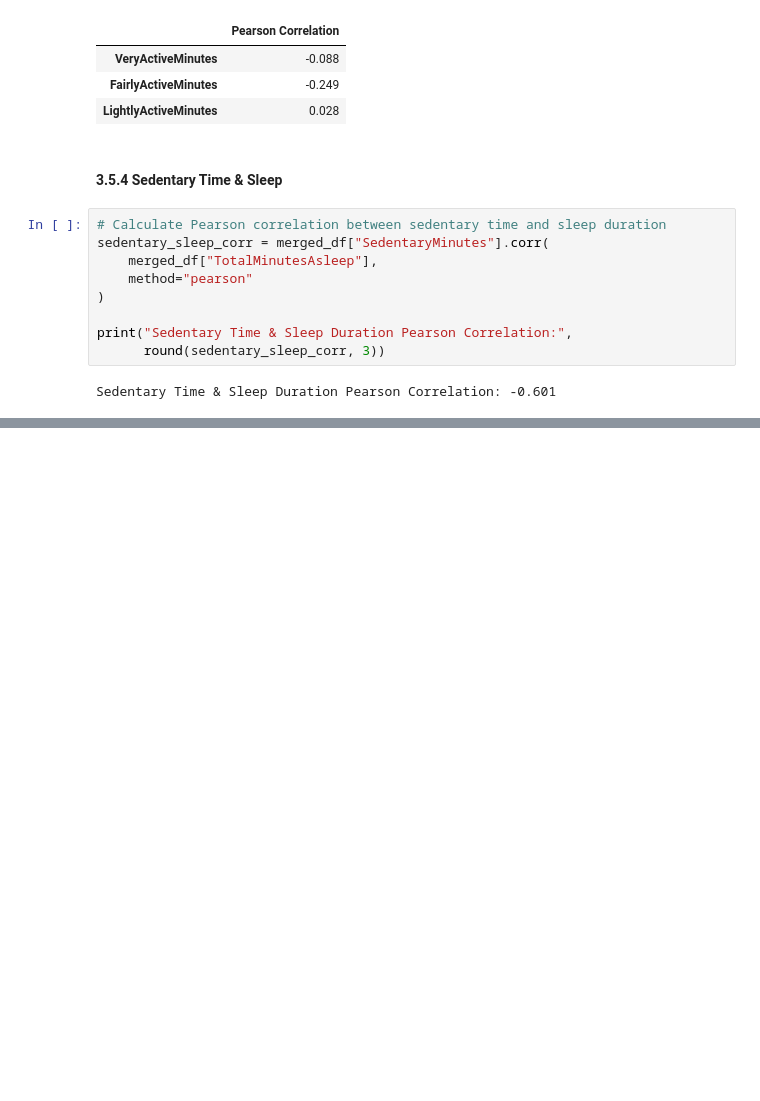
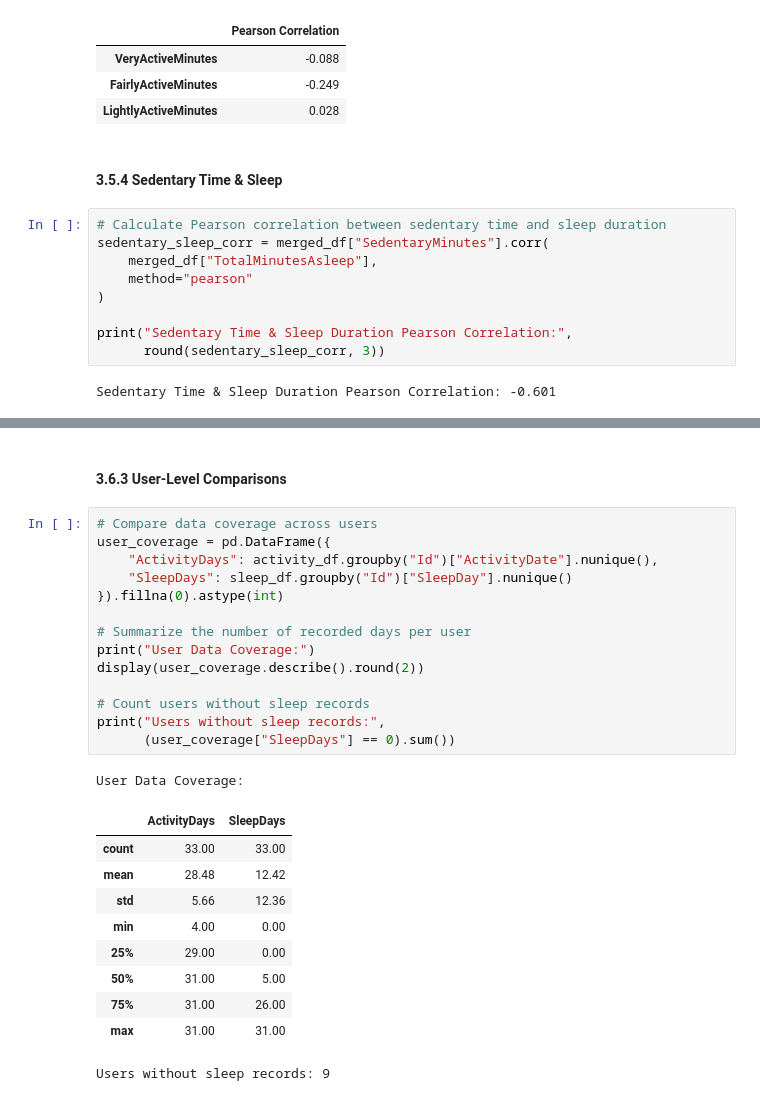
Before and after one commit to Abdallah-9i/bellabeat-data-analysis, a Jupyter notebook: notebooks/03_exploratory_data_analysis.ipynb, the cells around one changed output, grey strips where cells are left out. Cells and saved outputs as stored; diff of their text form; blank space fills up the shorter version.

```diff
--- a/notebooks/03_exploratory_data_analysis.ipynb
+++ b/notebooks/03_exploratory_data_analysis.ipynb
@@ -457,0 +532,28 @@ Sedentary Time & Sleep Duration Pearson Correlation: -0.601
+# %% [markdown]
+#### 3.6.3 User-Level Comparisons
+# %%
+# Compare data coverage across users
+user_coverage = pd.DataFrame({
+    "ActivityDays": activity_df.groupby("Id")["ActivityDate"].nunique(),
+    "SleepDays": sleep_df.groupby("Id")["SleepDay"].nunique()
+}).fillna(0).astype(int)
+
+# Summarize the number of recorded days per user
+print("User Data Coverage:")
+display(user_coverage.describe().round(2))
+
+# Count users without sleep records
+print("Users without sleep records:",
+      (user_coverage["SleepDays"] == 0).sum())
+# %% [output]
+User Data Coverage:
+|  | ActivityDays | SleepDays |
+| count | 33.00 | 33.00 |
+| mean | 28.48 | 12.42 |
+| std | 5.66 | 12.36 |
+| min | 4.00 | 0.00 |
+| 25% | 29.00 | 0.00 |
+| 50% | 31.00 | 5.00 |
+| 75% | 31.00 | 26.00 |
+| max | 31.00 | 31.00 |
+Users without sleep records: 9
```
Also changed, not shown: parts of 4 cells of this notebook.
